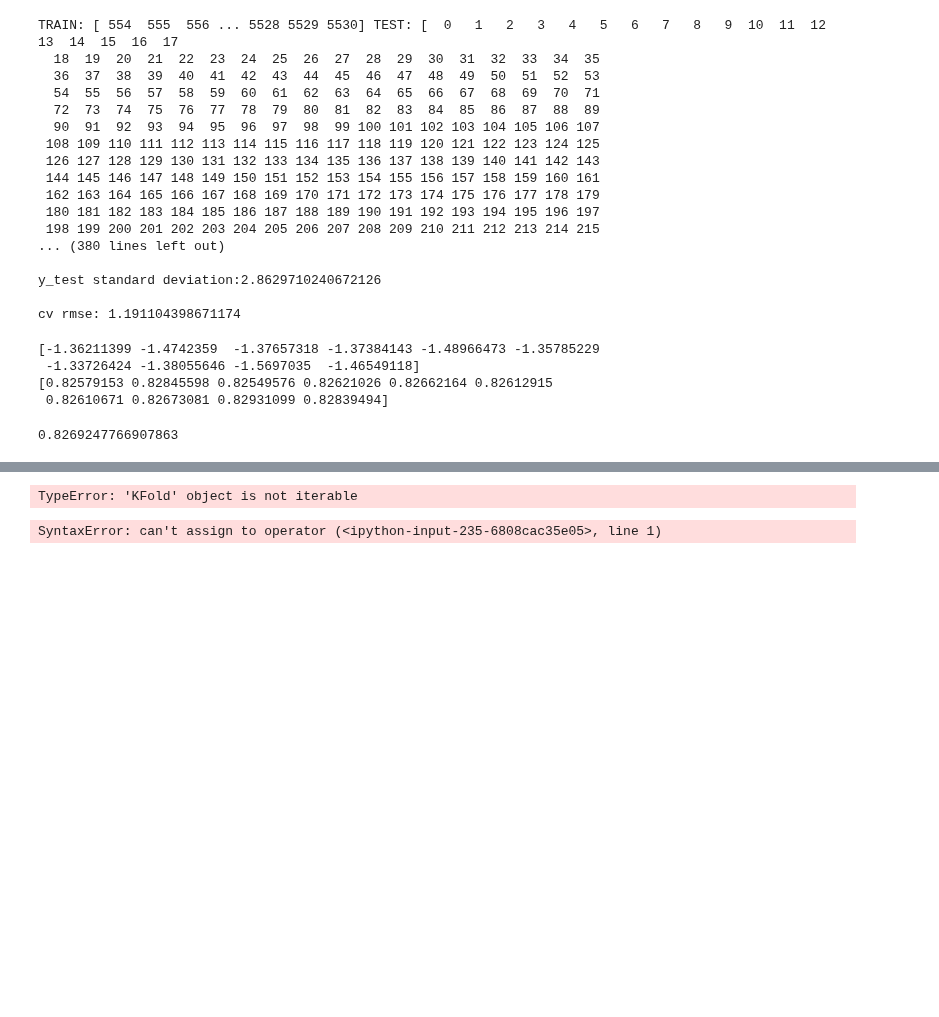
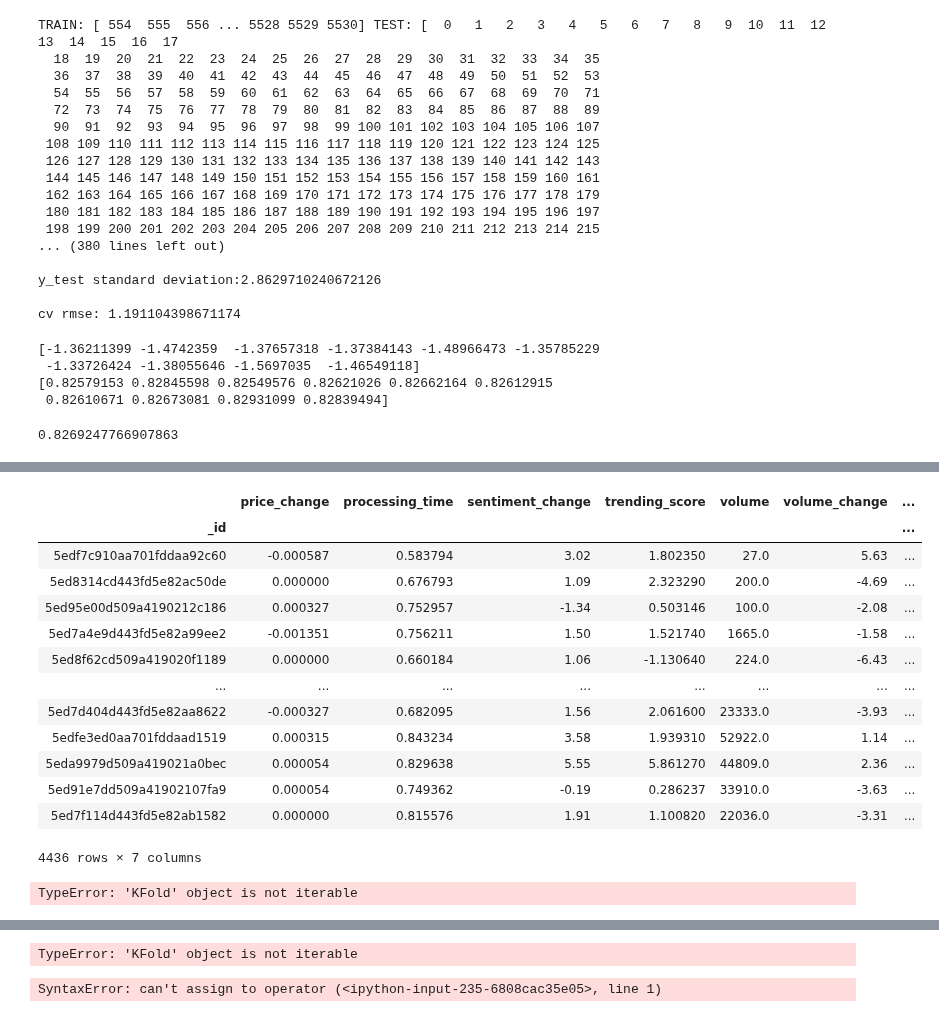
Before and after one commit to jcanque777/stock_market_data_prediction, a Jupyter notebook: test_models.ipynb, the cells around one changed output, grey strips where cells are left out. Cells and saved outputs as stored; diff of their text form; code cells hidden in the pictures; blank space fills up the shorter version.

```diff
--- a/test_models.ipynb
+++ b/test_models.ipynb
@@ -1408,0 +1457,17 @@ scores['train_r2'].mean()
+# %%
+X
+# %% [output]
+|  | price_change | processing_time | sentiment_change | trending_score | volume | volume_change | ... |
+| _id |  |  |  |  |  |  | ... |
+| 5edf7c910aa701fddaa92c60 | -0.000587 | 0.583794 | 3.02 | 1.802350 | 27.0 | 5.63 | ... |
+| 5ed8314cd443fd5e82ac50de | 0.000000 | 0.676793 | 1.09 | 2.323290 | 200.0 | -4.69 | ... |
+| 5ed95e00d509a4190212c186 | 0.000327 | 0.752957 | -1.34 | 0.503146 | 100.0 | -2.08 | ... |
+| 5ed7a4e9d443fd5e82a99ee2 | -0.001351 | 0.756211 | 1.50 | 1.521740 | 1665.0 | -1.58 | ... |
+| 5ed8f62cd509a419020f1189 | 0.000000 | 0.660184 | 1.06 | -1.130640 | 224.0 | -6.43 | ... |
+| ... | ... | ... | ... | ... | ... | ... | ... |
+| 5ed7d404d443fd5e82aa8622 | -0.000327 | 0.682095 | 1.56 | 2.061600 | 23333.0 | -3.93 | ... |
+| 5edfe3ed0aa701fddaad1519 | 0.000315 | 0.843234 | 3.58 | 1.939310 | 52922.0 | 1.14 | ... |
+| 5eda9979d509a419021a0bec | 0.000054 | 0.829638 | 5.55 | 5.861270 | 44809.0 | 2.36 | ... |
+| 5ed91e7dd509a41902107fa9 | 0.000054 | 0.749362 | -0.19 | 0.286237 | 33910.0 | -3.63 | ... |
+| 5ed7f114d443fd5e82ab1582 | 0.000000 | 0.815576 | 1.91 | 1.100820 | 22036.0 | -3.31 | ... |
+4436 rows × 7 columns
@@ -1408,0 +1480,20 @@ scores['train_r2'].mean()
+# %%
+# X_poly : Feature Matrix,   y = response vector
+kf = KFold(n_splits=2, shuffle=False, random_state=1)
+
+MSE_s = list()   # 10-CV의 MSE들을 담을 리스트
+for train, test in kf:
+    X_train = msft_tree.iloc[train, :]
+    y_train = msft.close.iloc[train]
+    X_test = msft_tree.iloc[test, :]
+    y_test = msft.close.iloc[test]
+
+    reg_tree = tree.DecisionTreeRegressor(max_leaf_nodes=7)
+    reg_tree.fit(X_train, y_train)
+    y_pred = reg_tree.predict(X_test)
+    # print ("The MSE is: {:.5}".format( metrics.mean_squared_error(y_test, y_pred) )  )
+    MSE_s.append( metrics.mean_squared_error(y_test, y_pred)  )
+
+print("10-Fold CV MSE = %.4f" % (np.array(MSE_s).mean()))
+# %% [output]
+TypeError: 'KFold' object is not iterable
```
Also changed, not shown: parts of 38 cells of this notebook.
